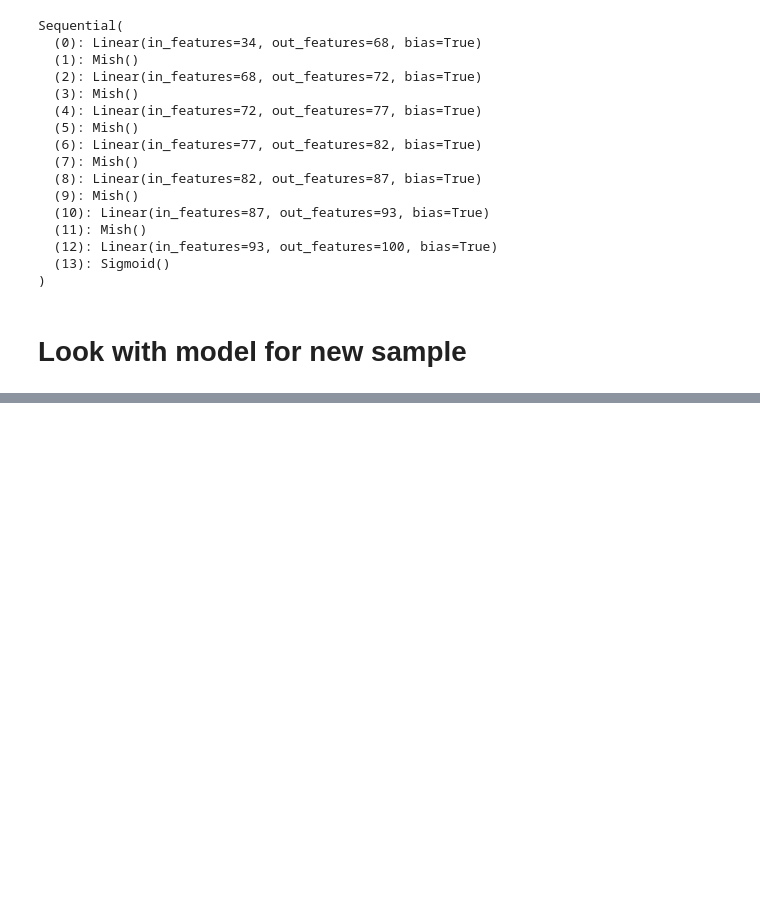
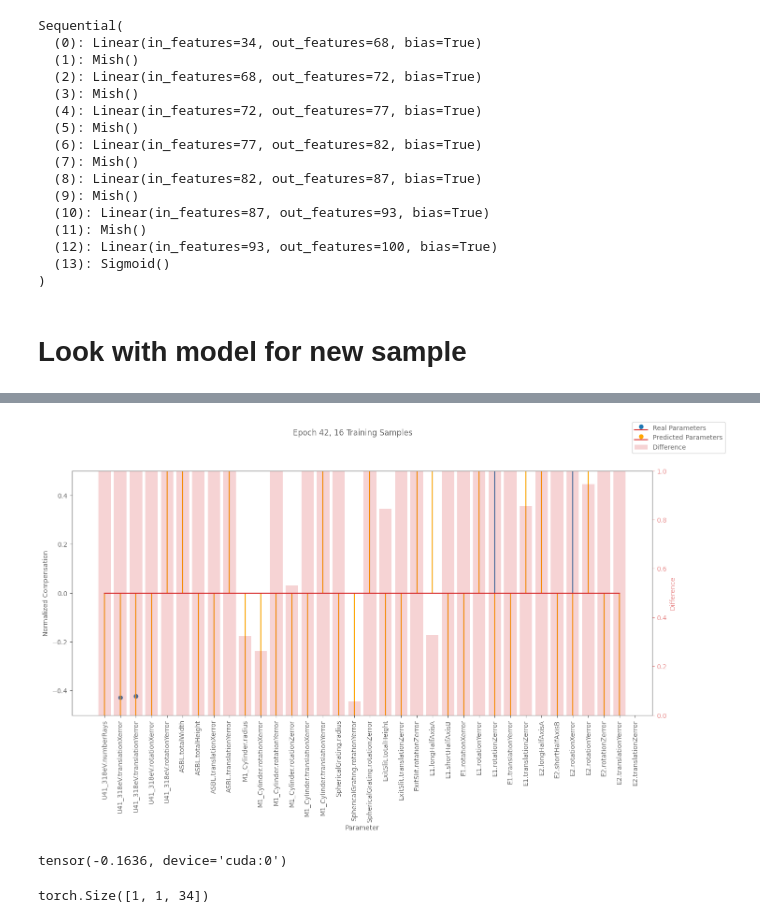
Before and after one commit to hzbian/metrix_hackathon, a Jupyter notebook: test_xy_hist_surrogate.ipynb, the cells around one changed output, grey strips where cells are left out. Drawn from its saved outputs; the diff is of its cells as text; code cells hidden in the pictures; blank space fills up the shorter version.

```diff
--- a/test_xy_hist_surrogate.ipynb
+++ b/test_xy_hist_surrogate.ipynb
@@ -545,0 +626,20 @@ Plot.plot_engines_comparison(engine, surrogate_engine, pc[:8], MultiLayer([0.]),
+# %%
+parameter_comparison_plot = Plot.plot_param_comparison(
+    predicted_params=tensor_to_param_container(offsets_selected.squeeze()),
+    epoch=42,
+    training_samples_count=len(observed_rays),
+    search_space=RayOptimization.limited_search_space(params(), RandomGenerator(42), max_deviation=max_offset),
+    real_params=tensor_list_to_param_container_list(loss_min_params[0] - compensated_parameters_selected.squeeze())[1],
+)
+# %% [output]
+[figure, added]
+# %%
+tensor_to_param_container(offsets_selected.squeeze())
+
+offsets_selected.min()
+# %% [output]
+tensor(-0.1636, device='cuda:0')
+# %%
+offsets_selected.shape
+# %% [output]
+torch.Size([1, 1, 34])
```
Also changed, not shown: parts of 16 cells of this notebook.
